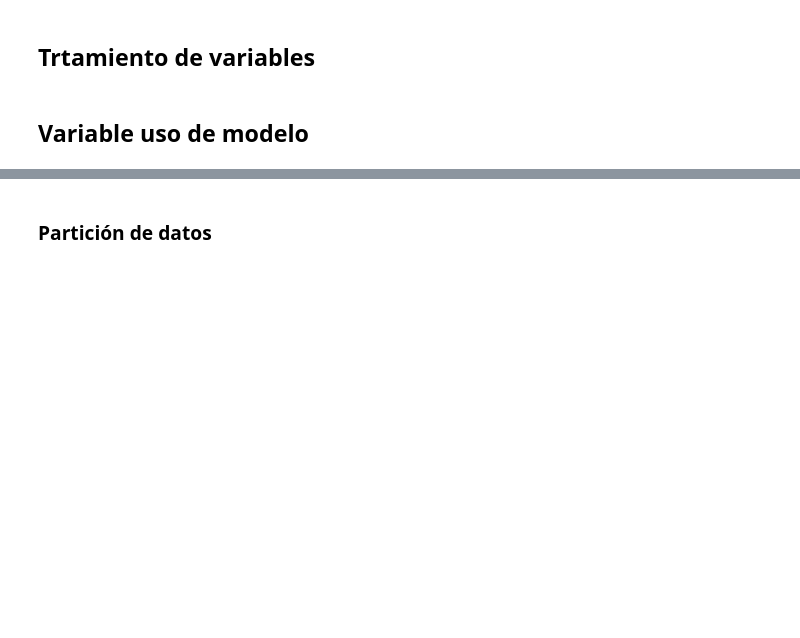
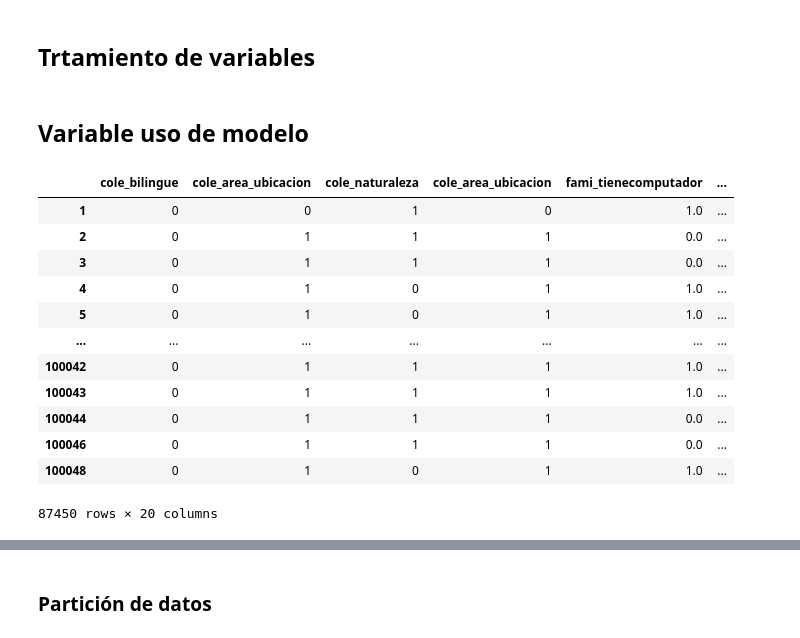
Before and after one commit to Squintana05/Proyecto2_AnalComp, a Jupyter notebook: ciencia_datos/ciencia_datosJQ/pregunta2_modelo.ipynb, the cells around one changed output, grey strips where cells are left out. Cells and saved outputs as stored; diff of their text form; code cells hidden in the pictures; blank space fills up the shorter version.

```diff
--- a/ciencia_datos/ciencia_datosJQ/pregunta2_modelo.ipynb
+++ b/ciencia_datos/ciencia_datosJQ/pregunta2_modelo.ipynb
@@ -66,15 +70,54 @@ data["nivel_ingles"] = data["punt_ingles"].apply(clasificar_ingles)
 # %% [markdown]
 ## Variable uso de modelo
 # %%
-var = ["cole_bilingue", "cole_jornada","cole_area_ubicacion","cole_naturaleza", "cole_caracter","cole_area_ubicacion", "cole_mcpio_ubicacion",
-       "fami_tienecomputador","fami_tieneinternet","fami_estratovivienda", "nivel_educacion_padres","hacinamiento","nivel_ingles"]
+
+var = [
+    "cole_bilingue", "cole_jornada", "cole_area_ubicacion", "cole_naturaleza",
+    "cole_caracter", "cole_area_ubicacion",
+    "fami_tienecomputador", "fami_tieneinternet", "fami_estratovivienda",
+    "nivel_educacion_padres", "hacinamiento", "nivel_ingles"
+]
 
 
 data_p1 = data[var].copy().dropna()
 
+data_p1 = data_p1[~data_p1.isin([-1, "-1"]).any(axis=1)].copy()
 
-y = data_p1["nivel_ingles"] #var interes
 
-municipio = data_p1["cole_mcpio_ubicacion"]
+cols_to_encode = ["cole_jornada", "cole_caracter"]
 
-X = data_p1.drop(columns=["nivel_ingles", "cole_mcpio_ubicacion"])
+encoder = OneHotEncoder(
+    sparse_output=False,
+    handle_unknown="ignore"
+)
+
+encoded_array = encoder.fit_transform(data_p1[cols_to_encode])
+encoded_cols = encoder.get_feature_names_out(cols_to_encode)
+
+encoded_df = pd.DataFrame(
+    encoded_array,
+    columns=encoded_cols,
+    index=data_p1.index
+).astype(int)
+
+
+data_p1_f = pd.concat(
+    [data_p1.drop(columns=cols_to_encode), encoded_df],
+    axis=1
+)
+
+data_p1_f
+# %% [output]
+|  | cole_bilingue | cole_area_ubicacion | cole_naturaleza | cole_area_ubicacion | fami_tienecomputador | ... |
+| 1 | 0 | 0 | 1 | 0 | 1.0 | ... |
+| 2 | 0 | 1 | 1 | 1 | 0.0 | ... |
+| 3 | 0 | 1 | 1 | 1 | 0.0 | ... |
+| 4 | 0 | 1 | 0 | 1 | 1.0 | ... |
+| 5 | 0 | 1 | 0 | 1 | 1.0 | ... |
+| ... | ... | ... | ... | ... | ... | ... |
+| 100042 | 0 | 1 | 1 | 1 | 1.0 | ... |
+| 100043 | 0 | 1 | 1 | 1 | 1.0 | ... |
+| 100044 | 0 | 1 | 1 | 1 | 0.0 | ... |
+| 100046 | 0 | 1 | 1 | 1 | 0.0 | ... |
+| 100048 | 0 | 1 | 0 | 1 | 1.0 | ... |
+87450 rows × 20 columns
```
Also changed, not shown: parts of 9 cells of this notebook.
